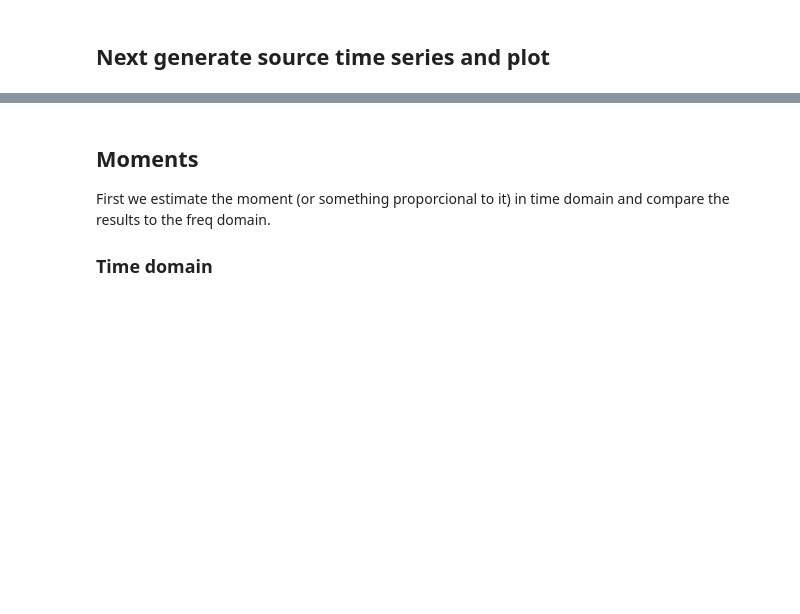
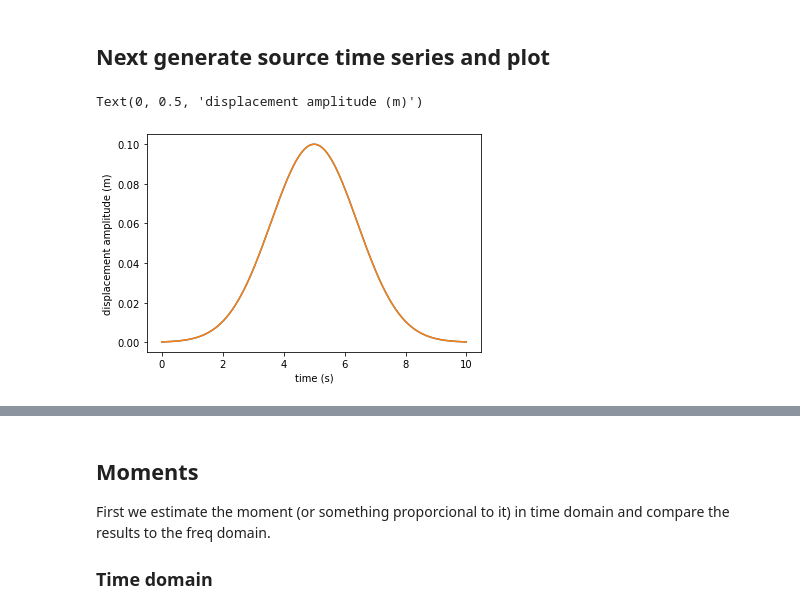
Before and after one commit to seismopy/mopy, a Jupyter notebook: docs/notebooks/source_model.ipynb, the cells around one changed output, grey strips where cells are left out. Saved outputs shown, nothing was run; the diff lists cells and outputs as text; code cells hidden in the pictures; blank space fills up the shorter version.

```diff
--- a/docs/notebooks/source_model.ipynb
+++ b/docs/notebooks/source_model.ipynb
@@ -46,4 +57,13 @@ source_vel = get_d_gaus(x, a=a, b=b, c=c)
+# %%
+t = x
+denom = 2 * c ** 2
+exp = -1 *(t - b) ** 2 / denom
+source_disp_eq = a * np.exp(exp)
 # %%
 plt.plot(x, source_disp)
+plt.plot(x, source_disp_eq)
 plt.xlabel('time (s)')
 plt.ylabel('displacement amplitude (m)')
+# %% [output]
+Text(0, 0.5, 'displacement amplitude (m)')
+[figure, added]
```
Also changed, not shown: parts of 10 cells of this notebook, 7 other files.
